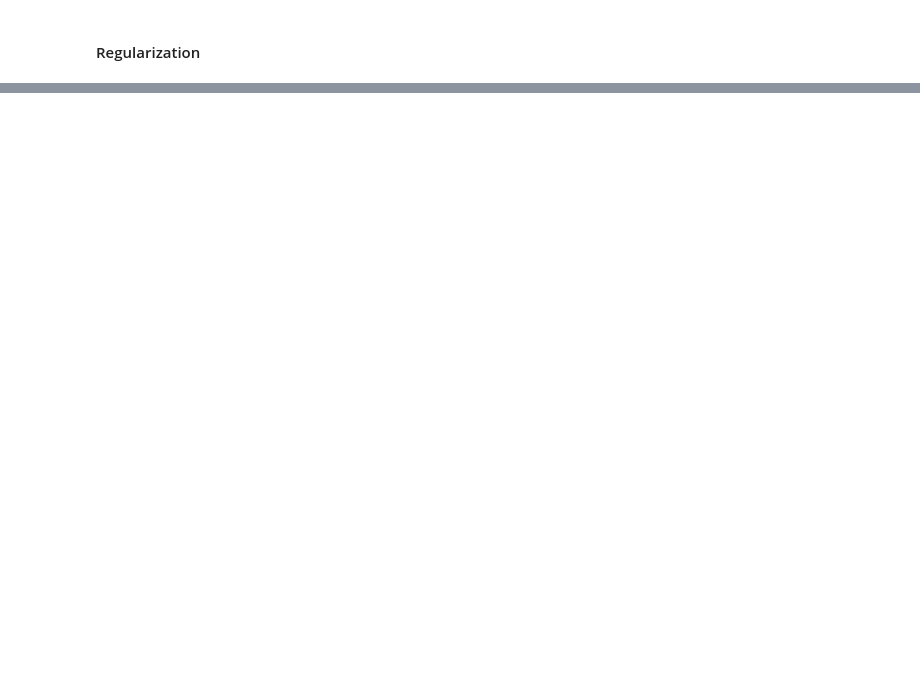
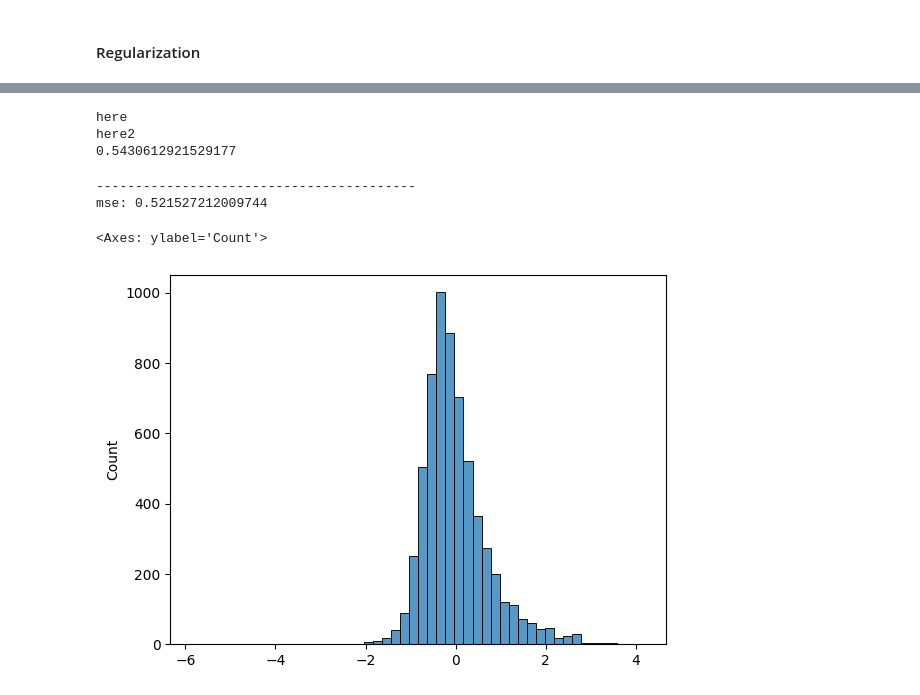
Before and after one commit to mayukh-chr/Academics, a Jupyter notebook: 5th sem/ML lab/midsem/midterm.ipynb, the cells around one changed output, grey strips where cells are left out. Saved outputs shown, nothing was run; the diff lists cells and outputs as text; code cells hidden in the pictures; blank space fills up the shorter version.

```diff
--- a/5th sem/ML lab/midsem/midterm.ipynb
+++ b/5th sem/ML lab/midsem/midterm.ipynb
@@ -83,0 +148,59 @@ log_reg_l2 = LogisticRegression(penalty='l2', C=1.0, max_iter=1000)
+# %%
+from sklearn.model_selection import train_test_split
+from sklearn.linear_model import LinearRegression
+from sklearn.metrics import mean_absolute_error, mean_squared_error
+from sklearn.preprocessing import StandardScaler
+
+y = data.target
+x = data.data
+
+x_train, x_test, y_train, y_test = train_test_split(x,y,test_size=0.2)
+
+sc = StandardScaler()
+
+
+model = LinearRegression()
+
+model.fit(x_train, y_train)
+
+pred = model.predict(x_test)
+print("here")
+# model.score(x_test, y_test)
+print("here2")
+print(mean_absolute_error(y_test, pred))
+# %% [output]
+here
+here2
+0.5430612921529177
+# %%
+from sklearn.datasets import fetch_california_housing
+
+dataset = fetch_california_housing()
+
+dataset
+print("-----------------------------------------")
+
+x = dataset.data
+y = dataset.target
+
+from sklearn.linear_model import LinearRegression
+
+model = LinearRegression()
+
+from sklearn.model_selection import train_test_split
+x_train, x_test, y_train, y_test = train_test_split(x,y,test_size=0.3)
+
+model.fit(x_train, y_train)
+
+y_pred = model.predict(x_test)
+from sklearn.metrics import mean_squared_error
+mse = mean_squared_error(y_test, y_pred)
+print(f"mse: {mse}")
+
+import seaborn as sns
+sns.histplot((y_test-y_pred), bins= 50)
+# %% [output]
+-----------------------------------------
+mse: 0.521527212009744
+<Axes: ylabel='Count'>
+[figure, added]
```
Also changed, not shown: parts of 4 cells of this notebook.
